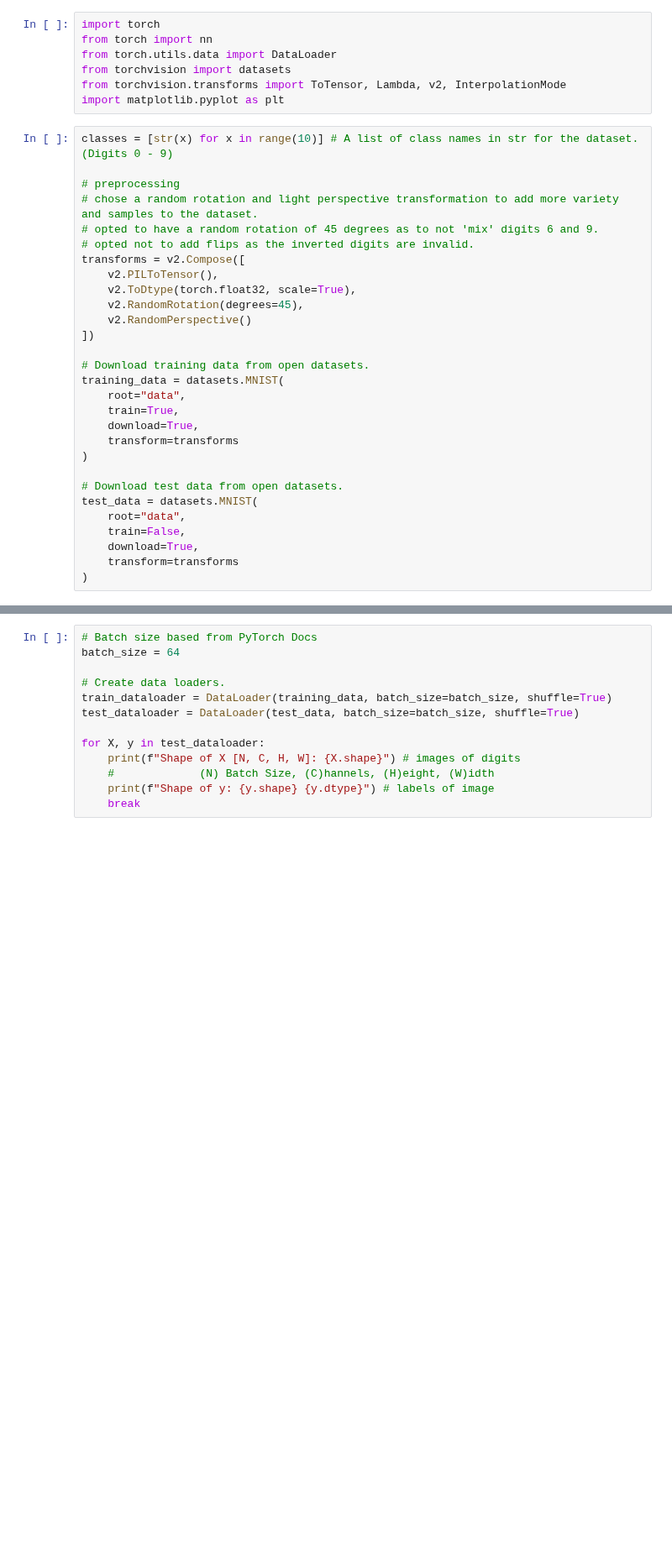
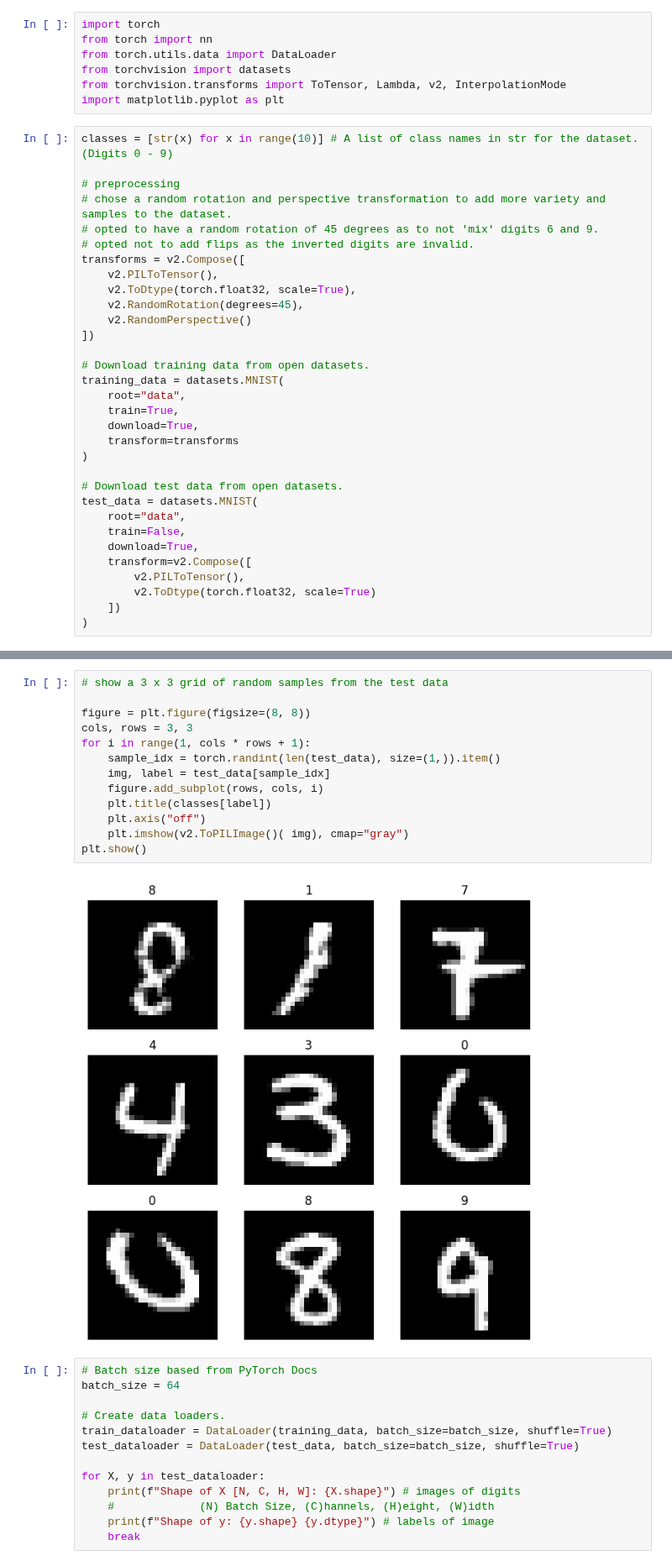
Before and after one commit to nViNova/MNIST, a Jupyter notebook: DS102_KANUPSIM_MNIST.ipynb, the cells around one changed output, grey strips where cells are left out. Shown at 84% size. Cells and saved outputs as stored; diff of their text form; blank space fills up the shorter version.

Commit message:
feat: better model, remove transform on test dataset

```diff
--- a/DS102_KANUPSIM_MNIST.ipynb
+++ b/DS102_KANUPSIM_MNIST.ipynb
@@ -9,7 +9,7 @@ import matplotlib.pyplot as plt
 classes = [str(x) for x in range(10)] # A list of class names in str for the dataset. (Digits 0 - 9)
 
 # preprocessing
-# chose a random rotation and light perspective transformation to add more variety and samples to the dataset.
+# chose a random rotation and perspective transformation to add more variety and samples to the dataset.
 # opted to have a random rotation of 45 degrees as to not 'mix' digits 6 and 9.
 # opted not to add flips as the inverted digits are invalid.
 transforms = v2.Compose([
@@ -32,7 +32,10 @@ test_data = datasets.MNIST(
     root="data",
     train=False,
     download=True,
-    transform=transforms
+    transform=v2.Compose([
+        v2.PILToTensor(),
+        v2.ToDtype(torch.float32, scale=True)
+    ])
 )
 # %%
 # show a 3 x 3 grid of random samples from the training data
@@ -52,3 +55,18 @@ plt.show()
+# %%
+# show a 3 x 3 grid of random samples from the test data
+
+figure = plt.figure(figsize=(8, 8))
+cols, rows = 3, 3
+for i in range(1, cols * rows + 1):
+    sample_idx = torch.randint(len(test_data), size=(1,)).item()
+    img, label = test_data[sample_idx]
+    figure.add_subplot(rows, cols, i)
+    plt.title(classes[label])
+    plt.axis("off")
+    plt.imshow(v2.ToPILImage()( img), cmap="gray")
+plt.show()
+# %% [output]
+[figure, added]
 # %%
 # Batch size based from PyTorch Docs
 batch_size = 64
```
Also changed, not shown: parts of 3 cells of this notebook, 2 other files.
